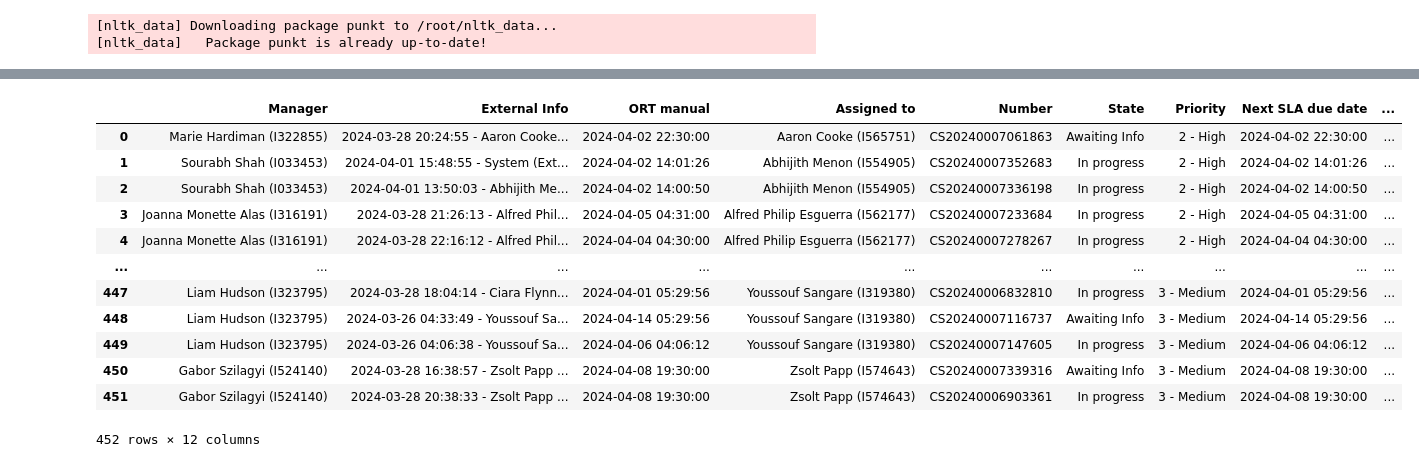
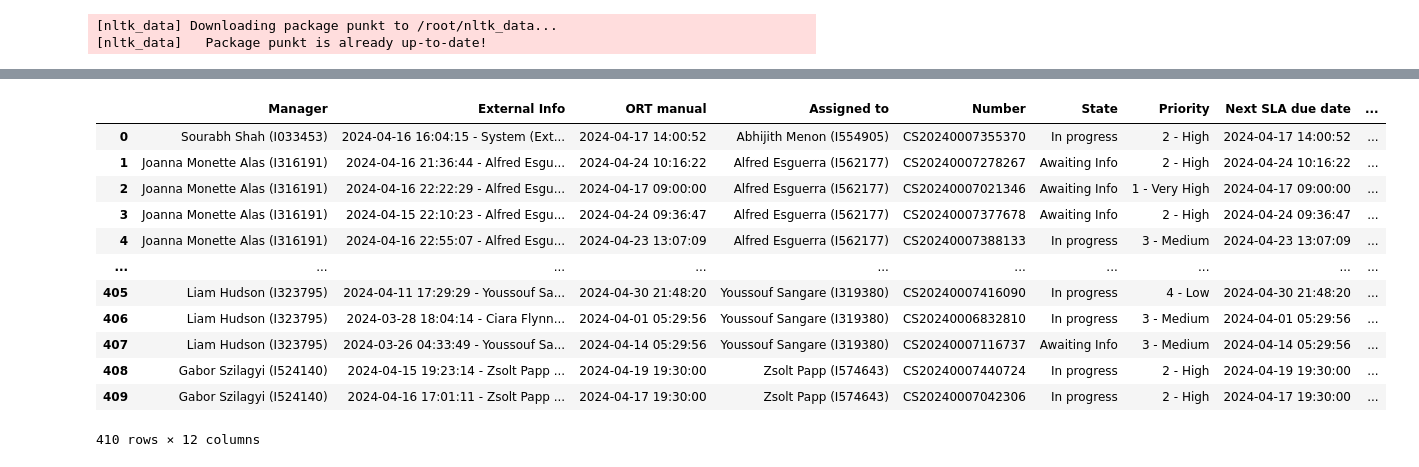
Before and after one commit to anandsai410/Blockchain-technologies-Assignment-I, a Jupyter notebook: ORT_Manual_Global_0404.ipynb, the cells around one changed output, grey strips where cells are left out. Saved outputs shown, nothing was run; the diff lists cells and outputs as text; code cells hidden in the pictures.

```diff
--- a/ORT_Manual_Global_0404.ipynb
+++ b/ORT_Manual_Global_0404.ipynb
@@ -38,21 +49,21 @@ Warning::Spark Session already created, some configs may not take.
 <pyspark.sql.session.SparkSession at 0x...>
 # %%
-df = pd.read_excel("Global_0104_IP.xlsx")
+df = pd.read_excel("CASES_1704_IP.xlsx")
 df
 # %% [output]
 |  | Manager | External Info | ORT manual | Assigned to | Number | State | Priority | Next SLA due date | ... |
-| 0 | Marie Hardiman (I322855) | 2024-03-28 20:24:55 - Aaron Cooke... | 2024-04-02 22:30:00 | Aaron Cooke (I565751) | CS20240007061863 | Awaiting Info | 2 - High | 2024-04-02 22:30:00 | ... |
-| 1 | Sourabh Shah (I033453) | 2024-04-01 15:48:55 - System (Ext... | 2024-04-02 14:01:26 | Abhijith Menon (I554905) | CS20240007352683 | In progress | 2 - High | 2024-04-02 14:01:26 | ... |
-| 2 | Sourabh Shah (I033453) | 2024-04-01 13:50:03 - Abhijith Me... | 2024-04-02 14:00:50 | Abhijith Menon (I554905) | CS20240007336198 | In progress | 2 - High | 2024-04-02 14:00:50 | ... |
-| 3 | Joanna Monette Alas (I316191) | 2024-03-28 21:26:13 - Alfred Phil... | 2024-04-05 04:31:00 | Alfred Philip Esguerra (I562177) | CS20240007233684 | In progress | 2 - High | 2024-04-05 04:31:00 | ... |
-| 4 | Joanna Monette Alas (I316191) | 2024-03-28 22:16:12 - Alfred Phil... | 2024-04-04 04:30:00 | Alfred Philip Esguerra (I562177) | CS20240007278267 | In progress | 2 - High | 2024-04-04 04:30:00 | ... |
+| 0 | Sourabh Shah (I033453) | 2024-04-16 16:04:15 - System (Ext... | 2024-04-17 14:00:52 | Abhijith Menon (I554905) | CS20240007355370 | In progress | 2 - High | 2024-04-17 14:00:52 | ... |
+| 1 | Joanna Monette Alas (I316191) | 2024-04-16 21:36:44 - Alfred Esgu... | 2024-04-24 10:16:22 | Alfred Esguerra (I562177) | CS20240007278267 | Awaiting Info | 2 - High | 2024-04-24 10:16:22 | ... |
+| 2 | Joanna Monette Alas (I316191) | 2024-04-16 22:22:29 - Alfred Esgu... | 2024-04-17 09:00:00 | Alfred Esguerra (I562177) | CS20240007021346 | Awaiting Info | 1 - Very High | 2024-04-17 09:00:00 | ... |
+| 3 | Joanna Monette Alas (I316191) | 2024-04-15 22:10:23 - Alfred Esgu... | 2024-04-24 09:36:47 | Alfred Esguerra (I562177) | CS20240007377678 | Awaiting Info | 2 - High | 2024-04-24 09:36:47 | ... |
+| 4 | Joanna Monette Alas (I316191) | 2024-04-16 22:55:07 - Alfred Esgu... | 2024-04-23 13:07:09 | Alfred Esguerra (I562177) | CS20240007388133 | In progress | 3 - Medium | 2024-04-23 13:07:09 | ... |
 | ... | ... | ... | ... | ... | ... | ... | ... | ... | ... |
-| 447 | Liam Hudson (I323795) | 2024-03-28 18:04:14 - Ciara Flynn... | 2024-04-01 05:29:56 | Youssouf Sangare (I319380) | CS20240006832810 | In progress | 3 - Medium | 2024-04-01 05:29:56 | ... |
-| 448 | Liam Hudson (I323795) | 2024-03-26 04:33:49 - Youssouf Sa... | 2024-04-14 05:29:56 | Youssouf Sangare (I319380) | CS20240007116737 | Awaiting Info | 3 - Medium | 2024-04-14 05:29:56 | ... |
-| 449 | Liam Hudson (I323795) | 2024-03-26 04:06:38 - Youssouf Sa... | 2024-04-06 04:06:12 | Youssouf Sangare (I319380) | CS20240007147605 | In progress | 3 - Medium | 2024-04-06 04:06:12 | ... |
-| 450 | Gabor Szilagyi (I524140) | 2024-03-28 16:38:57 - Zsolt Papp ... | 2024-04-08 19:30:00 | Zsolt Papp (I574643) | CS20240007339316 | Awaiting Info | 3 - Medium | 2024-04-08 19:30:00 | ... |
-| 451 | Gabor Szilagyi (I524140) | 2024-03-28 20:38:33 - Zsolt Papp ... | 2024-04-08 19:30:00 | Zsolt Papp (I574643) | CS20240006903361 | In progress | 3 - Medium | 2024-04-08 19:30:00 | ... |
+| 405 | Liam Hudson (I323795) | 2024-04-11 17:29:29 - Youssouf Sa... | 2024-04-30 21:48:20 | Youssouf Sangare (I319380) | CS20240007416090 | In progress | 4 - Low | 2024-04-30 21:48:20 | ... |
+| 406 | Liam Hudson (I323795) | 2024-03-28 18:04:14 - Ciara Flynn... | 2024-04-01 05:29:56 | Youssouf Sangare (I319380) | CS20240006832810 | In progress | 3 - Medium | 2024-04-01 05:29:56 | ... |
+| 407 | Liam Hudson (I323795) | 2024-03-26 04:33:49 - Youssouf Sa... | 2024-04-14 05:29:56 | Youssouf Sangare (I319380) | CS20240007116737 | Awaiting Info | 3 - Medium | 2024-04-14 05:29:56 | ... |
+| 408 | Gabor Szilagyi (I524140) | 2024-04-15 19:23:14 - Zsolt Papp ... | 2024-04-19 19:30:00 | Zsolt Papp (I574643) | CS20240007440724 | In progress | 2 - High | 2024-04-19 19:30:00 | ... |
+| 409 | Gabor Szilagyi (I524140) | 2024-04-16 17:01:11 - Zsolt Papp ... | 2024-04-17 19:30:00 | Zsolt Papp (I574643) | CS20240007042306 | In progress | 2 - High | 2024-04-17 19:30:00 | ... |
-452 rows × 12 columns
+410 rows × 12 columns
 # %%
 ext_inf=df['External Info']
 dte=df['ORT manual']
```
Also changed, not shown: parts of 16 cells of this notebook.
